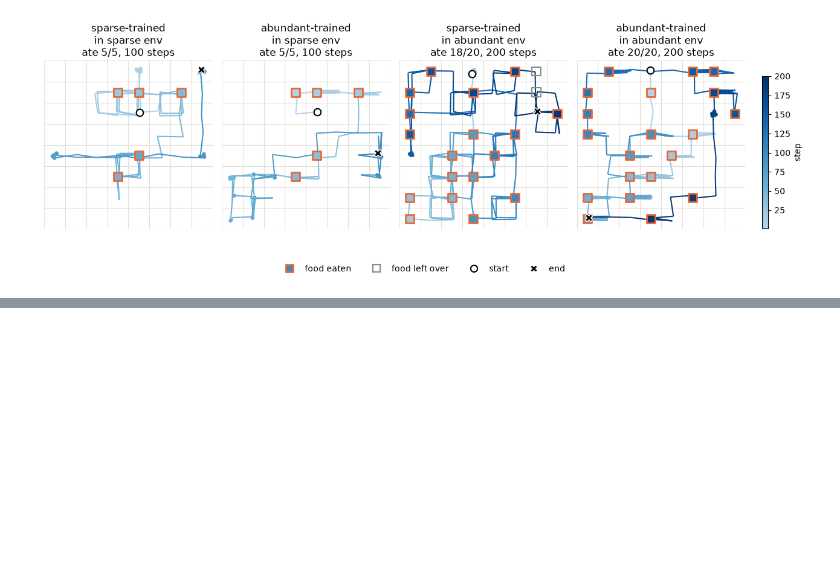
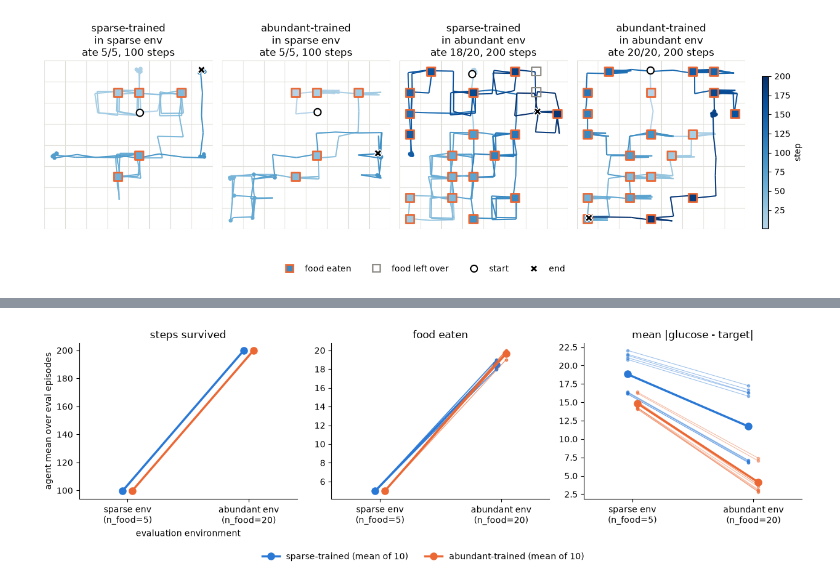
Before and after one commit to JuanMendez163/embodied_organs, a Jupyter notebook: notebooks/qlearning.ipynb, the cells around one changed output, grey strips where cells are left out. Saved outputs shown, nothing was run; the diff lists cells and outputs as text; code cells hidden in the pictures; blank space fills up the shorter version.

```diff
--- a/notebooks/qlearning.ipynb
+++ b/notebooks/qlearning.ipynb
@@ -198,0 +266,4 @@ plot_episode_maps(example_trajs, EVAL_ENV_PARAMS["abundant"], fname=f"{PLOT_DIR}
+# %%
+plot_transfer_slopes(agent_evals, VAR_ENV_PARAMS, GROUP_COLORS, fname=f"{PLOT_DIR}/agents_transfer_slopes.png")
+# %% [output]
+[figure, added]
```
Also changed, not shown: parts of 20 cells of this notebook, 1 other file.
